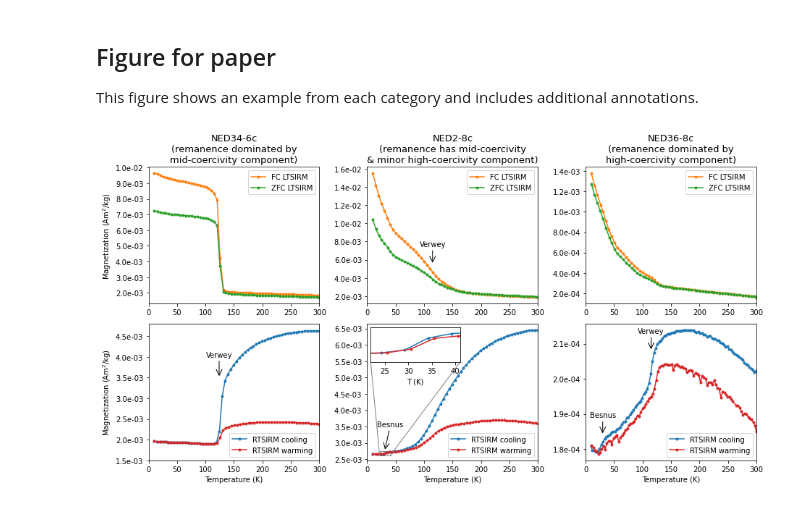
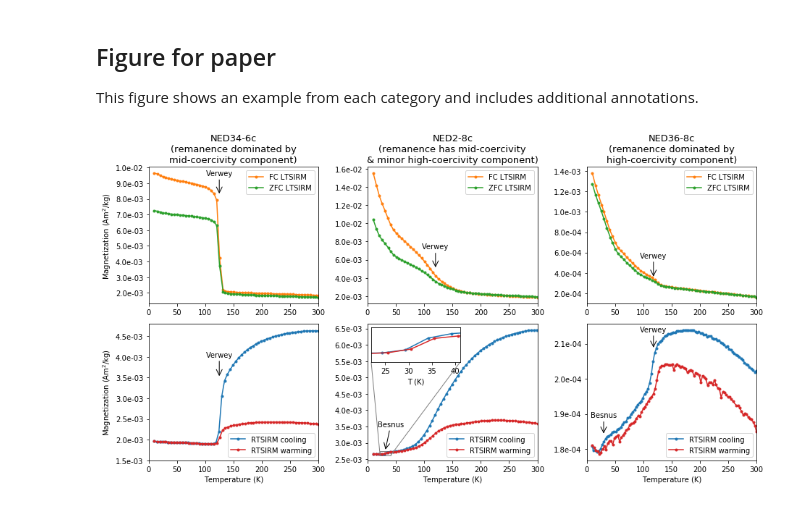
Before and after one commit to Swanson-Hysell-Group/2021_ECMB, a Jupyter notebook: code/ECMB_rockmag_analysis.ipynb, the cells around one changed output. Saved outputs shown, nothing was run; the diff lists cells and outputs as text; code cells hidden in the pictures.

Commit message:
add additional Verwey annotations to MPMS figure

```diff
--- a/code/ECMB_rockmag_analysis.ipynb
+++ b/code/ECMB_rockmag_analysis.ipynb
@@ -152,6 +156,7 @@ plt.show()
 This figure shows an example from each category and includes additional annotations.
 # %%
 plt.figure(figsize=(13,7))
+
 plt.subplot(2,3,1)
 plt.plot(NED34_6c_MPMS_FC['T [K]'],NED34_6c_MPMS_FC['M [Am2/kg]'],'.-',color='C1',label='FC LTSIRM')
 plt.plot(NED34_6c_MPMS_ZFC['T [K]'],NED34_6c_MPMS_ZFC['M [Am2/kg]'],'.-',color='C2',label='ZFC LTSIRM')
@@ -160,6 +165,9 @@ plt.gca().yaxis.set_major_formatter(mtick.FormatStrFormatter('%.1e'))
 plt.ylabel('Magnetization (Am$^2$/kg)')
 plt.legend()
 plt.title('NED34-6c\n(remanence dominated by\nmid-coercivity component)',fontsize=13)
+
+plt.annotate('Verwey', xy=(125, 8.25e-3),xytext=(125, 9.5e-3) ,
+horizontalalignment="center",arrowprops=dict(arrowstyle='->',lw=1,mutation_scale=20))
 
 plt.subplot(2,3,4)
 plt.plot(NED34_6c_MPMS_RTSIRM_cool['T [K]'],NED34_6c_MPMS_RTSIRM_cool['M [Am2/kg]'],'.-',color='C0',label='RTSIRM cooling')
@@ -171,7 +179,7 @@ plt.ylabel('Magnetization (Am$^2$/kg)')
 plt.xlabel('Temperature (K)')
 plt.legend(loc='lower right')
 
-plt.annotate('Verwey', xy=(124, 3.5e-3),xytext=(124, 4.0e-3) ,
+plt.annotate('Verwey', xy=(125, 3.5e-3),xytext=(125, 4.0e-3) ,
 horizontalalignment="center",arrowprops=dict(arrowstyle='->',lw=1,mutation_scale=20))
 
 plt.subplot(2,3,2)
@@ -182,7 +190,7 @@ plt.gca().yaxis.set_major_formatter(mtick.FormatStrFormatter('%.1e'))
 plt.legend()
 plt.title('NED2-8c\n(remanence has mid-coercivity\n& minor high-coercivity component)',fontsize=13)
 
-plt.annotate('Verwey', xy=(115, 0.55e-2),xytext=(115, 0.75e-2) ,
+plt.annotate('Verwey', xy=(120, 0.5e-2),xytext=(120, 0.72e-2) ,
 horizontalalignment="center",arrowprops=dict(arrowstyle='->',lw=1,mutation_scale=20))
 
 ax5 = plt.subplot(2,3,5)
@@ -202,32 +210,35 @@ x1, x2, y1, y2 = 22, 41, 0.00262, 0.00275 # specify the limits
 axins.set_xlim(x1, x2) # apply the x-limits
 axins.set_ylim(y1, y2) # apply the y-limits
 plt.xlabel('T (K)')
 axins.yaxis.set_visible(False)
 mark_inset(ax5, axins, loc1=3, loc2=4, fc="none", ec="0.5")
 
 plt.subplot(2,3,3)
 plt.plot(NED36_8c_MPMS_FC['T [K]'],NED36_8c_MPMS_FC['M [Am2/kg]'],'.-',color='C1',label='FC LTSIRM')
 plt.plot(NED36_8c_MPMS_ZFC['T [K]'],NED36_8c_MPMS_ZFC['M [Am2/kg]'],'.-',color='C2',label='ZFC LTSIRM')
 plt.xlim(0,300)
 plt.gca().yaxis.set_major_formatter(mtick.FormatStrFormatter('%.1e'))
 plt.legend()
 plt.title('NED36-8c\n(remanence dominated by\nhigh-coercivity component)',fontsize=13)
 
+plt.annotate('Verwey', xy=(118, 0.35e-3),xytext=(118, 0.55e-3) ,
+horizontalalignment="center",arrowprops=dict(arrowstyle='->',lw=1,mutation_scale=20))
+
 plt.subplot(2,3,6)
 plt.plot(NED36_8c_MPMS_RTSIRM_cool['T [K]'],NED36_8c_MPMS_RTSIRM_cool['M [Am2/kg]'],'.-',color='C0',label='RTSIRM cooling')
 plt.plot(NED36_8c_MPMS_RTSIRM_warm['T [K]'],NED36_8c_MPMS_RTSIRM_warm['M [Am2/kg]'],'.-',color='C3',label='RTSIRM warming')
 plt.xlim(0,300)
 plt.gca().yaxis.set_major_formatter(mtick.FormatStrFormatter('%.1e'))
 plt.xlabel('Temperature (K)')
 plt.legend(loc='lower right')
 plt.locator_params(axis='y', nbins=6)
 
-plt.annotate('Verwey', xy=(115, 2.08e-4),xytext=(115, 2.13e-4) ,
+plt.annotate('Verwey', xy=(118, 2.085e-4),xytext=(118, 2.135e-4) ,
 horizontalalignment="center",arrowprops=dict(arrowstyle='->',lw=1,mutation_scale=20))
 plt.annotate('Besnus', xy=(30, 1.84e-4),xytext=(30, 1.89e-4) ,
 horizontalalignment="center",arrowprops=dict(arrowstyle='->',lw=1,mutation_scale=20))
 
 plt.tight_layout()
 plt.savefig('../Manuscript/Figures/MPMS_data.pdf')
 # %% [output]
-[figure, old version]
+[figure, new version]
```
Also changed, not shown: parts of 2 cells of this notebook, 1 other file.
